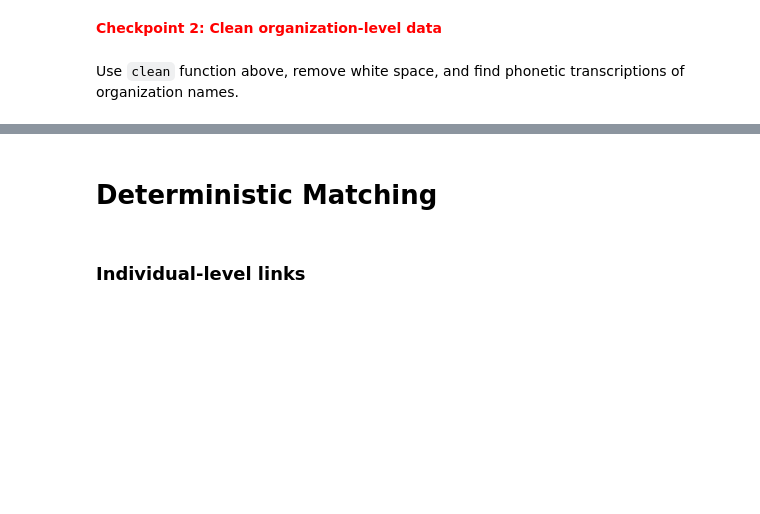
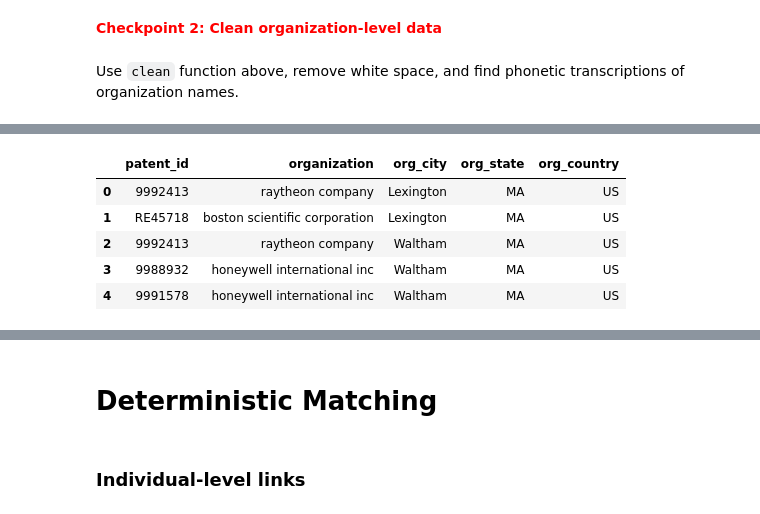
Before and after one commit to joel-becker/pre-doc-record-linkage, a Jupyter notebook: Notebooks/Day_1_Data_Exploration_Cleaning_Deterministic_Matching.ipynb, the cells around one changed output, grey strips where cells are left out. Saved outputs shown, nothing was run; the diff lists cells and outputs as text; code cells hidden in the pictures; blank space fills up the shorter version.

```diff
--- a/Notebooks/Day_1_Data_Exploration_Cleaning_Deterministic_Matching.ipynb
+++ b/Notebooks/Day_1_Data_Exploration_Cleaning_Deterministic_Matching.ipynb
@@ -560,0 +619,12 @@ Use `clean` function above, remove white space, and find phonetic transcriptions
+# %%
+assignees['organization'] = clean(assignees['organization'])
+assignees['org_city'] = clean(assignees['org_city'])
+# %%
+assignees.head()
+# %% [output]
+|  | patent_id | organization | org_city | org_state | org_country |
+| 0 | 9992413 | raytheon company | Lexington | MA | US |
+| 1 | RE45718 | boston scientific corporation | Lexington | MA | US |
+| 2 | 9992413 | raytheon company | Waltham | MA | US |
+| 3 | 9988932 | honeywell international inc | Waltham | MA | US |
+| 4 | 9991578 | honeywell international inc | Waltham | MA | US |
```
Also changed, not shown: parts of 10 cells of this notebook.
